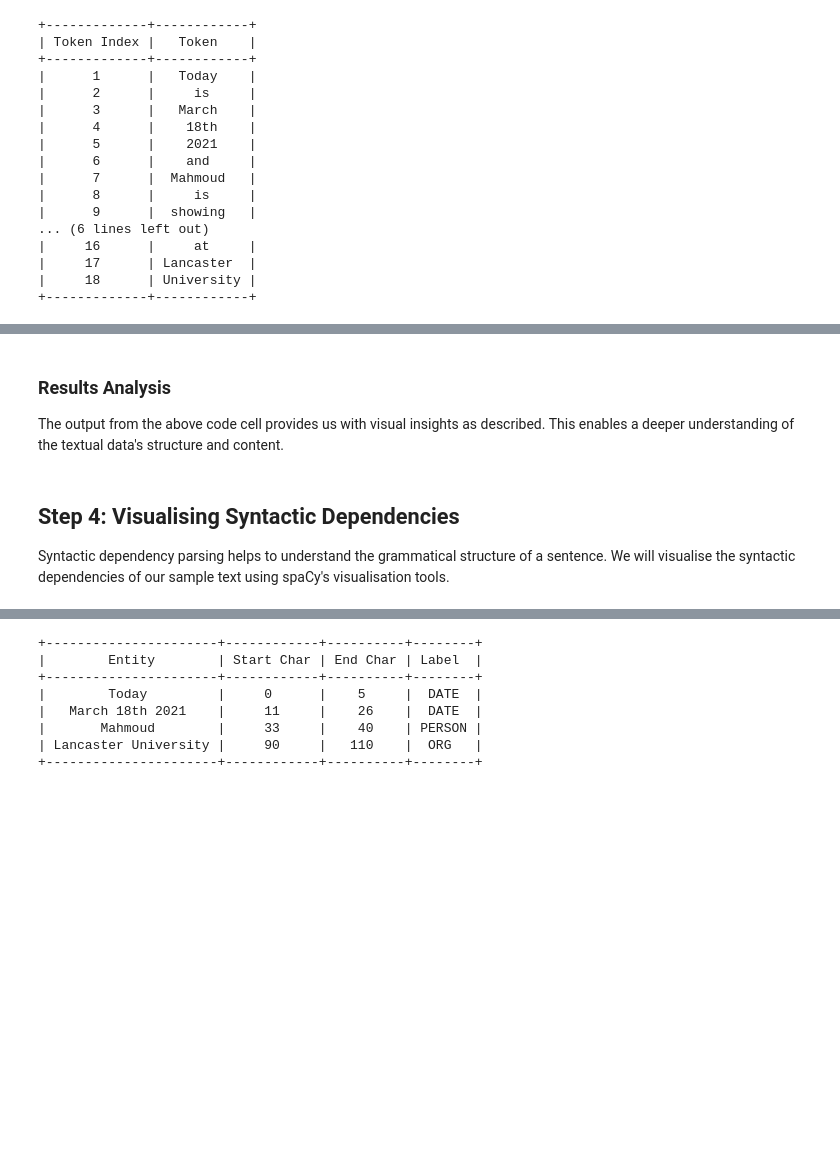
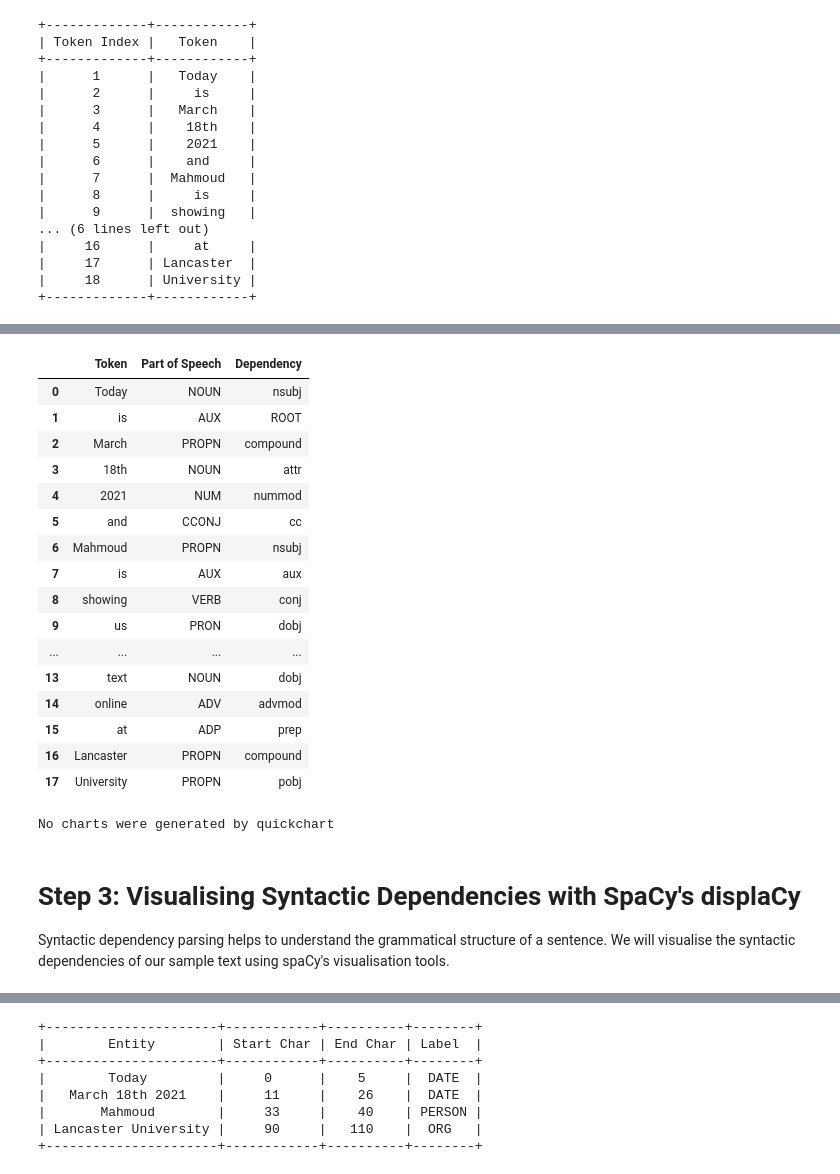
Before and after one commit to hannaschmueck/Session1_Visualisation_and_Summarisation, a Jupyter notebook: NoteBooks/1_Visualisation_SpaCy_Tutorial.ipynb, the cells around one changed output, grey strips where cells are left out. Cells and saved outputs as stored; diff of their text form; code cells hidden in the pictures; blank space fills up the shorter version.

```diff
--- a/NoteBooks/1_Visualisation_SpaCy_Tutorial.ipynb
+++ b/NoteBooks/1_Visualisation_SpaCy_Tutorial.ipynb
@@ -222,13 +306,0 @@ The following code cell is designed to perform the operations described above. L
-# %%
-from prettytable import PrettyTable
-
-# Create a PrettyTable object
-table = PrettyTable()
-table.field_names = ["Token Index", "Token"]
-
-# Add tokens to the table (converting tokens to strings)
-for i, token in enumerate(tokens):
-    table.add_row([i + 1, token.text])  # Access the text of the token
-
-# Display the table
-print(table)
@@ -293,27 +475,0 @@ The following code cell is designed to perform the operations described above. L
-# %%
-import plotly.express as px
-
-import pandas as pd
-from collections import Counter
-
-# Example function to visualize token frequency using Plotly
-def visualize_token_frequency_plotly(tokens):
-    # Extract token texts for counting and plotting
-    token_texts = [token.text for token in tokens]
-
-    # Count token frequencies
-    token_counts = Counter(token_texts)  # Count based on token texts
-
-    # Convert to DataFrame for Plotly
-    token_df = pd.DataFrame(token_counts.items(), columns=['Token', 'Frequency']).sort_values(by='Frequency', ascending=False)
-
-    # Plot the token frequencies
-    fig = px.bar(token_df, x='Token', y='Frequency', title='Token Frequency Distribution')
-    fig.update_layout(xaxis_tickangle=-90)
-    fig.show()
-
-
-tokens = tokenise_sentence(sentence)
-sentence = "Today is   March 18th 2021 and   Mahmoud, is showing us   how to visualise text online at Lancaster University."
-print('Number of words:', len(tokens))
-visualize_token_frequency_plotly(tokens)
@@ -491,8 +711,26 @@ print(df)
 'nsubj: nominal subject.\t nummod: numeric modifier ...etc. For more visit: https://universaldependencies.org'
-# %% [markdown]
-### Results Analysis
-The output from the above code cell provides us with visual insights as described. This enables a deeper understanding of the textual data's structure and content.
+# %%
+df
+# %% [output]
+|  | Token | Part of Speech | Dependency |
+| 0 | Today | NOUN | nsubj |
+| 1 | is | AUX | ROOT |
+| 2 | March | PROPN | compound |
+| 3 | 18th | NOUN | attr |
+| 4 | 2021 | NUM | nummod |
+| 5 | and | CCONJ | cc |
+| 6 | Mahmoud | PROPN | nsubj |
+| 7 | is | AUX | aux |
+| 8 | showing | VERB | conj |
+| 9 | us | PRON | dobj |
+| ... | ... | ... | ... |
+| 13 | text | NOUN | dobj |
+| 14 | online | ADV | advmod |
+| 15 | at | ADP | prep |
+| 16 | Lancaster | PROPN | compound |
+| 17 | University | PROPN | pobj |
+No charts were generated by quickchart
 # %% [markdown]
-## Step 4: Visualising Syntactic Dependencies
+# Step 3: Visualising Syntactic Dependencies with SpaCy's displaCy
 
 Syntactic dependency parsing helps to understand the grammatical structure of a sentence. We will visualise the syntactic dependencies of our sample text using spaCy's visualisation tools.
```
Also changed, not shown: parts of 104 cells of this notebook.
